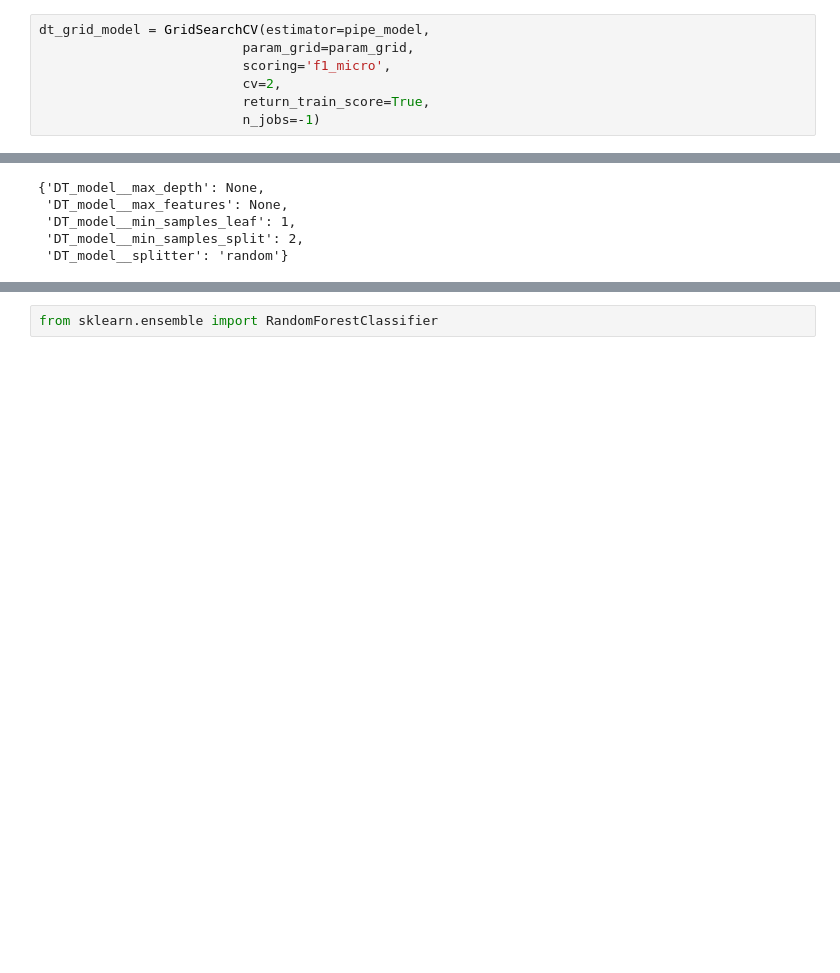
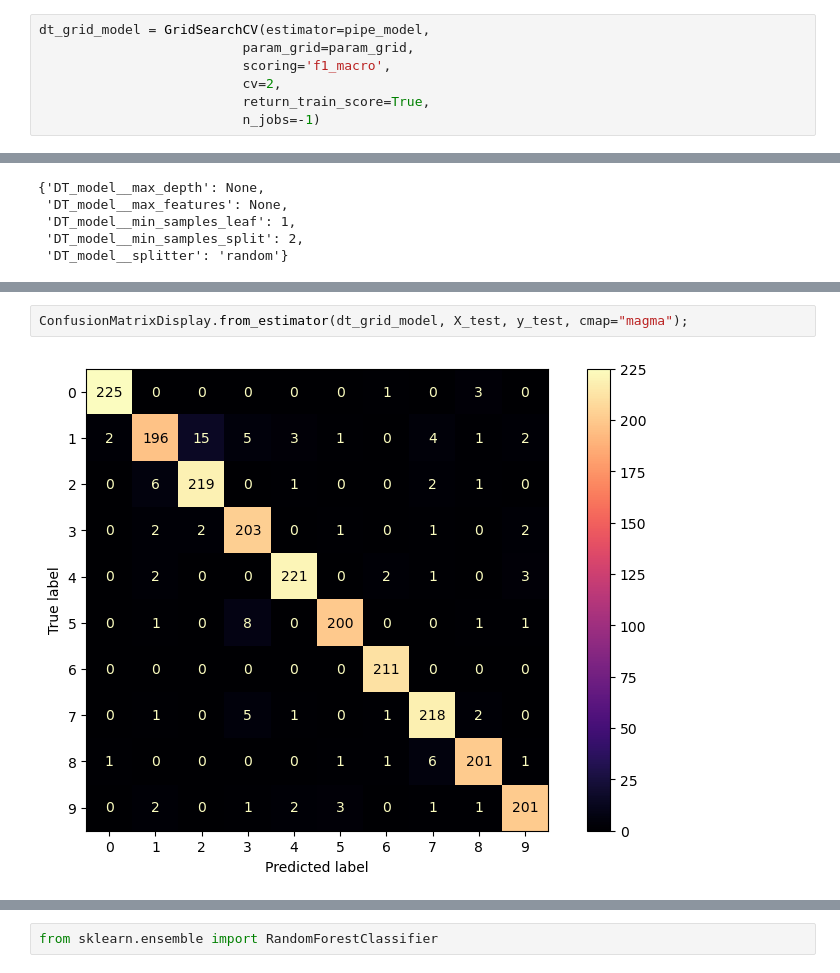
Before and after one commit to ssamiyavuzz/Hand_Written_Digits_Project, a Jupyter notebook: hand_written_digits.ipynb, the cells around one changed output, grey strips where cells are left out. Drawn from its saved outputs; the diff is of its cells as text; blank space fills up the shorter version.

```diff
--- a/hand_written_digits.ipynb
+++ b/hand_written_digits.ipynb
@@ -444,7 +457,7 @@ pipe_model = Pipeline(steps=steps)
 # %%
 dt_grid_model = GridSearchCV(estimator=pipe_model,
                           param_grid=param_grid,
-                          scoring='f1_micro',
+                          scoring='f1_macro',
                           cv=2,
                           return_train_score=True,
                           n_jobs=-1)
@@ -479,0 +511,4 @@ dt_grid_model.best_score_
+# %%
+ConfusionMatrixDisplay.from_estimator(dt_grid_model, X_test, y_test, cmap="magma");
+# %% [output]
+[figure, added]
```
Also changed, not shown: parts of 15 cells of this notebook.
